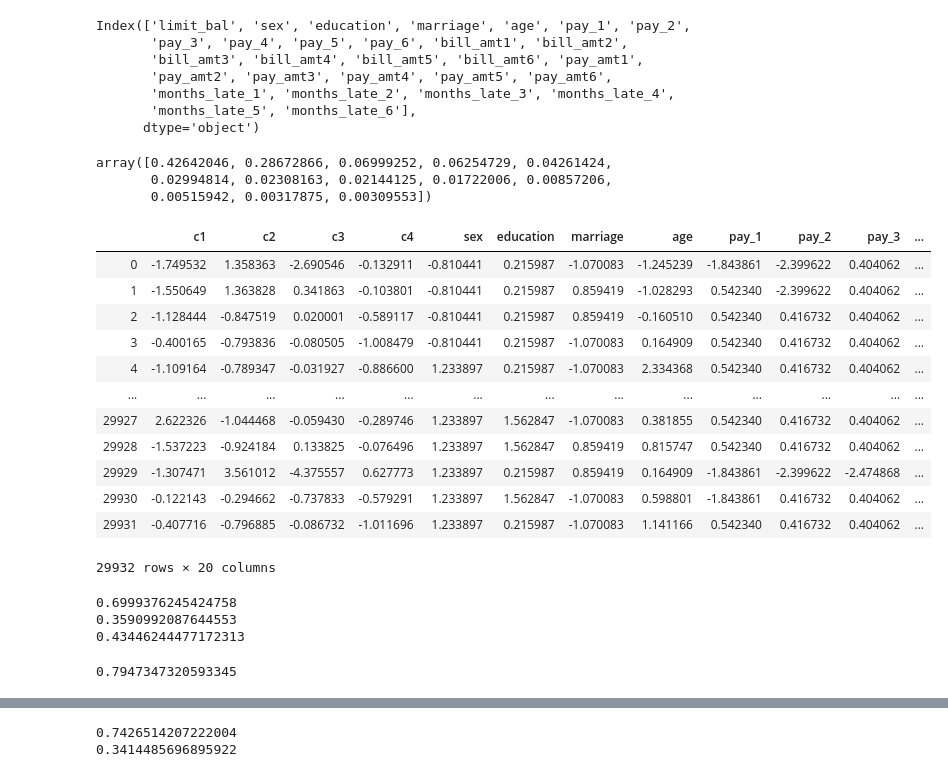
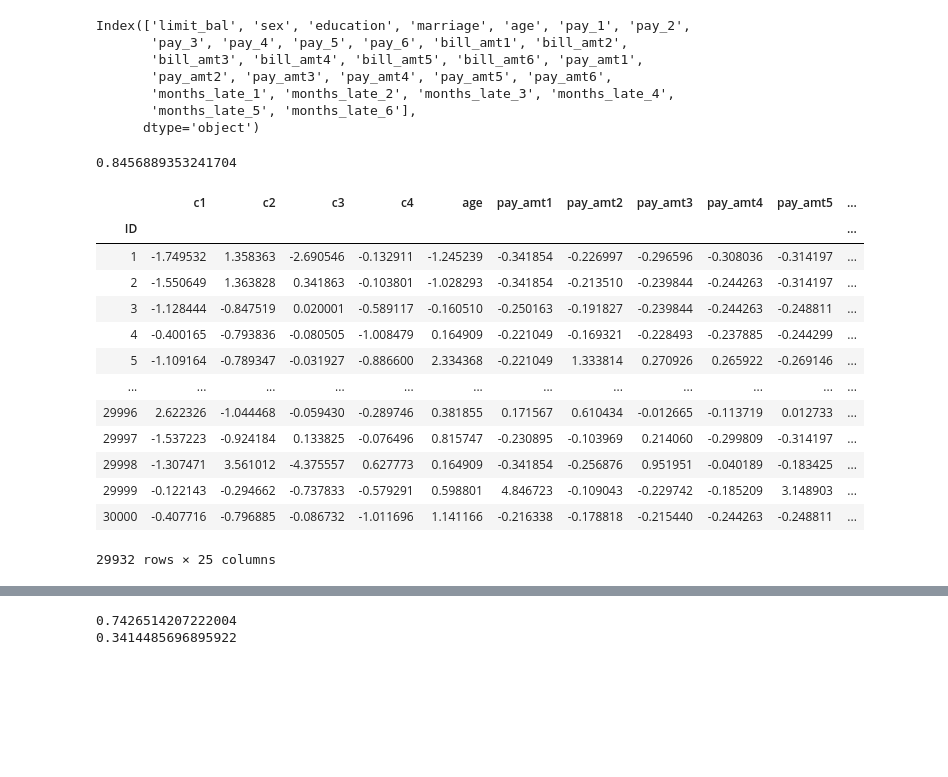
Before and after one commit to tinacliu/mod5_project, a Jupyter notebook: mo_notebook.ipynb, the cells around one changed output, grey strips where cells are left out. Cells and saved outputs as stored; diff of their text form; code cells hidden in the pictures; blank space fills up the shorter version.

```diff
--- a/mo_notebook.ipynb
+++ b/mo_notebook.ipynb
@@ -387,0 +499,12 @@ print(recall_score(y_test, y_pred))
+# %%
+# try a knn classifier, need to scale and create dummies
+from sklearn.preprocessing import StandardScaler
+X = df.drop('default', axis=1)
+y = df['default']
+dummy_cols = ['sex','pay_1','pay_2','pay_3','pay_4','pay_5','pay_6']
+cat_cols = ['education', 'marriage']
+cont_cols = [col for col in X.columns if col not in cat_cols and col not in dummy_cols]
+scaler = StandardScaler()
+scaled_df = pd.concat([pd.DataFrame(scaler.fit_transform(X[cont_cols]), columns = cont_cols, index = X.index),X[dummy_cols], X[cat_cols]], axis = 1)
+scaled_df = pd.get_dummies(scaled_df, columns= cat_cols)
+X_train, X_test, y_train, y_test = train_test_split(scaled_df, y, test_size= 0.3, random_state= 42)
@@ -409,41 +585,37 @@ Index(['limit_bal', 'sex', 'education', 'marriage', 'age', 'pay_1', 'pay_2',
 # %%
 # to reduce the number of dimensions, try use PCA on highly correlated features
 # limit_balance and bill_amount are highly correlated
-from sklearn.preprocessing import StandardScaler
 cols = ['limit_bal', 'bill_amt1', 'bill_amt2', 'bill_amt3', 'bill_amt4', 'bill_amt5', 'bill_amt6',
         'months_late_1', 'months_late_2', 'months_late_3', 'months_late_4',
         'months_late_5', 'months_late_6']
-scaler = StandardScaler()
-X_scaled = pd.DataFrame(scaler.fit_transform(X), columns = X.columns)
 
 from sklearn.decomposition import PCA
 fit = PCA()
-pca_data = fit.fit_transform(X_scaled[cols])
+pca_data = fit.fit_transform(scaled_df[cols])
 # %%
-fit.explained_variance_ratio_
+fit.explained_variance_ratio_[:4].sum()
 # %% [output]
-array([0.42642046, 0.28672866, 0.06999252, 0.06254729, 0.04261424,
-       0.02994814, 0.02308163, 0.02144125, 0.01722006, 0.00857206,
-       0.00515942, 0.00317875, 0.00309553])
+0.8456889353241704
 # %%
 # with 4 components we can explain over 80% of the variance in the data in our correlated columns
 # turn this to a df and concatenate with other features
-pca_df = pd.DataFrame(pca_data[:,:4], columns=['c1','c2','c3','c4'], index= X_scaled.index)
-other_features = X_scaled.drop(cols, axis = 1)
-X = pd.concat([pca_df, other_features], axis= 1)
-X
+pca_data = pd.DataFrame(pca_data[:,:4], columns=['c1','c2','c3','c4'], index= scaled_df.index)
+other_features = scaled_df.drop(cols, axis = 1)
+pca_df = pd.concat([pca_data, other_features], axis= 1)
+pca_df
 # %% [output]
-|  | c1 | c2 | c3 | c4 | sex | education | marriage | age | pay_1 | pay_2 | pay_3 | ... |
-| 0 | -1.749532 | 1.358363 | -2.690546 | -0.132911 | -0.810441 | 0.215987 | -1.070083 | -1.245239 | -1.843861 | -2.399622 | 0.404062 | ... |
-| 1 | -1.550649 | 1.363828 | 0.341863 | -0.103801 | -0.810441 | 0.215987 | 0.859419 | -1.028293 | 0.542340 | -2.399622 | 0.404062 | ... |
-| 2 | -1.128444 | -0.847519 | 0.020001 | -0.589117 | -0.810441 | 0.215987 | 0.859419 | -0.160510 | 0.542340 | 0.416732 | 0.404062 | ... |
-| 3 | -0.400165 | -0.793836 | -0.080505 | -1.008479 | -0.810441 | 0.215987 | -1.070083 | 0.164909 | 0.542340 | 0.416732 | 0.404062 | ... |
-| 4 | -1.109164 | -0.789347 | -0.031927 | -0.886600 | 1.233897 | 0.215987 | -1.070083 | 2.334368 | 0.542340 | 0.416732 | 0.404062 | ... |
-| ... | ... | ... | ... | ... | ... | ... | ... | ... | ... | ... | ... | ... |
-| 29927 | 2.622326 | -1.044468 | -0.059430 | -0.289746 | 1.233897 | 1.562847 | -1.070083 | 0.381855 | 0.542340 | 0.416732 | 0.404062 | ... |
-| 29928 | -1.537223 | -0.924184 | 0.133825 | -0.076496 | 1.233897 | 1.562847 | 0.859419 | 0.815747 | 0.542340 | 0.416732 | 0.404062 | ... |
-| 29929 | -1.307471 | 3.561012 | -4.375557 | 0.627773 | 1.233897 | 0.215987 | 0.859419 | 0.164909 | -1.843861 | -2.399622 | -2.474868 | ... |
-| 29930 | -0.122143 | -0.294662 | -0.737833 | -0.579291 | 1.233897 | 1.562847 | -1.070083 | 0.598801 | -1.843861 | 0.416732 | 0.404062 | ... |
-| 29931 | -0.407716 | -0.796885 | -0.086732 | -1.011696 | 1.233897 | 0.215987 | -1.070083 | 1.141166 | 0.542340 | 0.416732 | 0.404062 | ... |
+|  | c1 | c2 | c3 | c4 | age | pay_amt1 | pay_amt2 | pay_amt3 | pay_amt4 | pay_amt5 | ... |
+| ID |  |  |  |  |  |  |  |  |  |  | ... |
+| 1 | -1.749532 | 1.358363 | -2.690546 | -0.132911 | -1.245239 | -0.341854 | -0.226997 | -0.296596 | -0.308036 | -0.314197 | ... |
+| 2 | -1.550649 | 1.363828 | 0.341863 | -0.103801 | -1.028293 | -0.341854 | -0.213510 | -0.239844 | -0.244263 | -0.314197 | ... |
+| 3 | -1.128444 | -0.847519 | 0.020001 | -0.589117 | -0.160510 | -0.250163 | -0.191827 | -0.239844 | -0.244263 | -0.248811 | ... |
+| 4 | -0.400165 | -0.793836 | -0.080505 | -1.008479 | 0.164909 | -0.221049 | -0.169321 | -0.228493 | -0.237885 | -0.244299 | ... |
+| 5 | -1.109164 | -0.789347 | -0.031927 | -0.886600 | 2.334368 | -0.221049 | 1.333814 | 0.270926 | 0.265922 | -0.269146 | ... |
+| ... | ... | ... | ... | ... | ... | ... | ... | ... | ... | ... | ... |
+| 29996 | 2.622326 | -1.044468 | -0.059430 | -0.289746 | 0.381855 | 0.171567 | 0.610434 | -0.012665 | -0.113719 | 0.012733 | ... |
+| 29997 | -1.537223 | -0.924184 | 0.133825 | -0.076496 | 0.815747 | -0.230895 | -0.103969 | 0.214060 | -0.299809 | -0.314197 | ... |
+| 29998 | -1.307471 | 3.561012 | -4.375557 | 0.627773 | 0.164909 | -0.341854 | -0.256876 | 0.951951 | -0.040189 | -0.183425 | ... |
+| 29999 | -0.122143 | -0.294662 | -0.737833 | -0.579291 | 0.598801 | 4.846723 | -0.109043 | -0.229742 | -0.185209 | 3.148903 | ... |
+| 30000 | -0.407716 | -0.796885 | -0.086732 | -1.011696 | 1.141166 | -0.216338 | -0.178818 | -0.215440 | -0.244263 | -0.248811 | ... |
-29932 rows × 20 columns
+29932 rows × 25 columns
 # %%
@@ -452,19 +622,0 @@ X_train, X_test, y_train, y_test = train_test_split(X, y, test_size = 0.25, rand
-# %%
-from sklearn.neighbors import KNeighborsClassifier
-from sklearn.metrics import roc_curve, auc, accuracy_score, recall_score, precision_score, f1_score
-clf_1 = KNeighborsClassifier()
-clf_1.fit(X_train, y_train)
-y_pred_proba = clf_1.predict_proba(X_test)[:,1]
-y_pred = clf_1.predict(X_test)
-fpr, tpr, thresholds = roc_curve(y_test, y_pred_proba)
-print(auc(fpr,tpr))
-print(recall_score(y_test, y_pred))
-print (f1_score(y_test, y_pred))
-# %% [output]
-0.6999376245424758
-0.3590992087644553
-0.43446244477172313
-# %%
-print(accuracy_score(y_test, y_pred))
-# %% [output]
-0.7947347320593345
```
Also changed, not shown: parts of 33 cells of this notebook.
